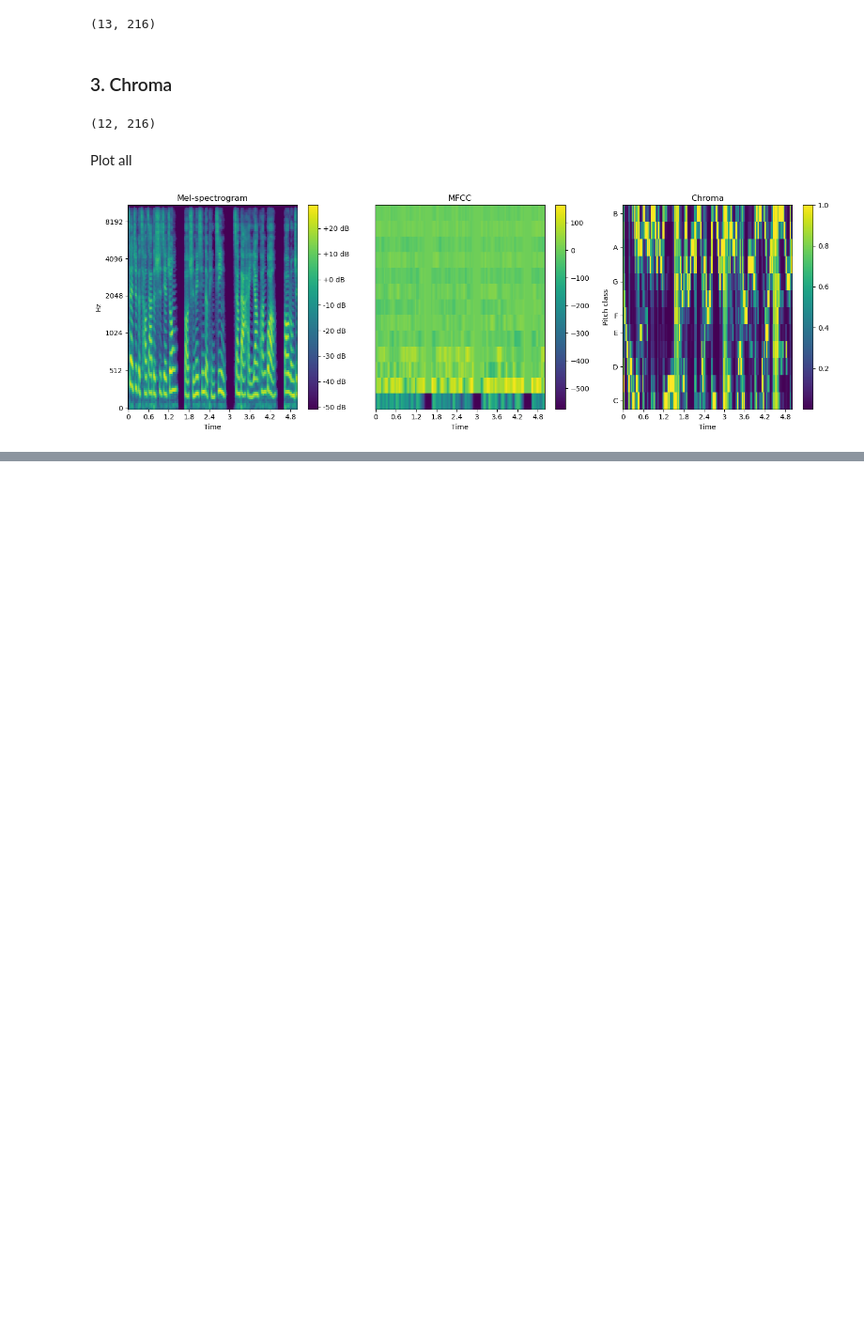
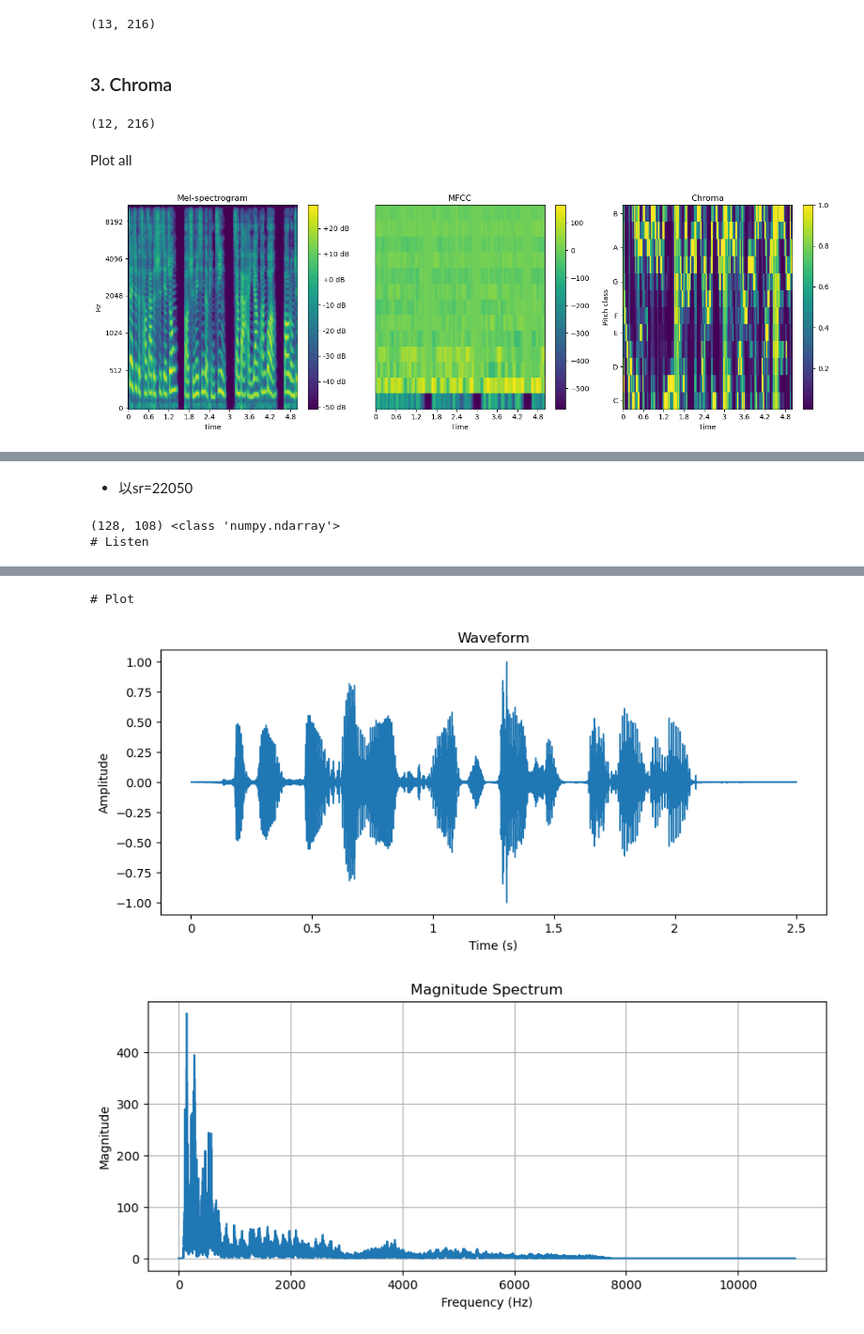
Before and after one commit to AnnTaiwan/Graduate-Project, a Jupyter notebook: feature_extraction_src/experiment_feature_extraction.ipynb, the cells around one changed output, grey strips where cells are left out. Shown at 94% size. Cells and saved outputs as stored; diff of their text form; code cells hidden in the pictures; blank space fills up the shorter version.

```diff
--- a/feature_extraction_src/experiment_feature_extraction.ipynb
+++ b/feature_extraction_src/experiment_feature_extraction.ipynb
@@ -174,0 +199,11 @@ plot_melspec_mfcc_chroma(spec, mfcc, chroma)
+# %% [markdown]
+* 以sr=22050
+# %%
+audio, sr = load_audio("LA_T_1000137.flac", SAMPLE_RATE)
+audio = audio[:AUDIO_LEN]
+spec = get_mel_spectrogram(audio)
+print(spec.shape, type(spec))
+plot_all(audio)
+# %% [output]
+(128, 108) <class 'numpy.ndarray'>
+# Listen
@@ -174,0 +211,3 @@ plot_melspec_mfcc_chroma(spec, mfcc, chroma)
+# Plot
+[figure, added]
+[figure, added]
```
Also changed, not shown: parts of 14 cells of this notebook, 2 other files.
